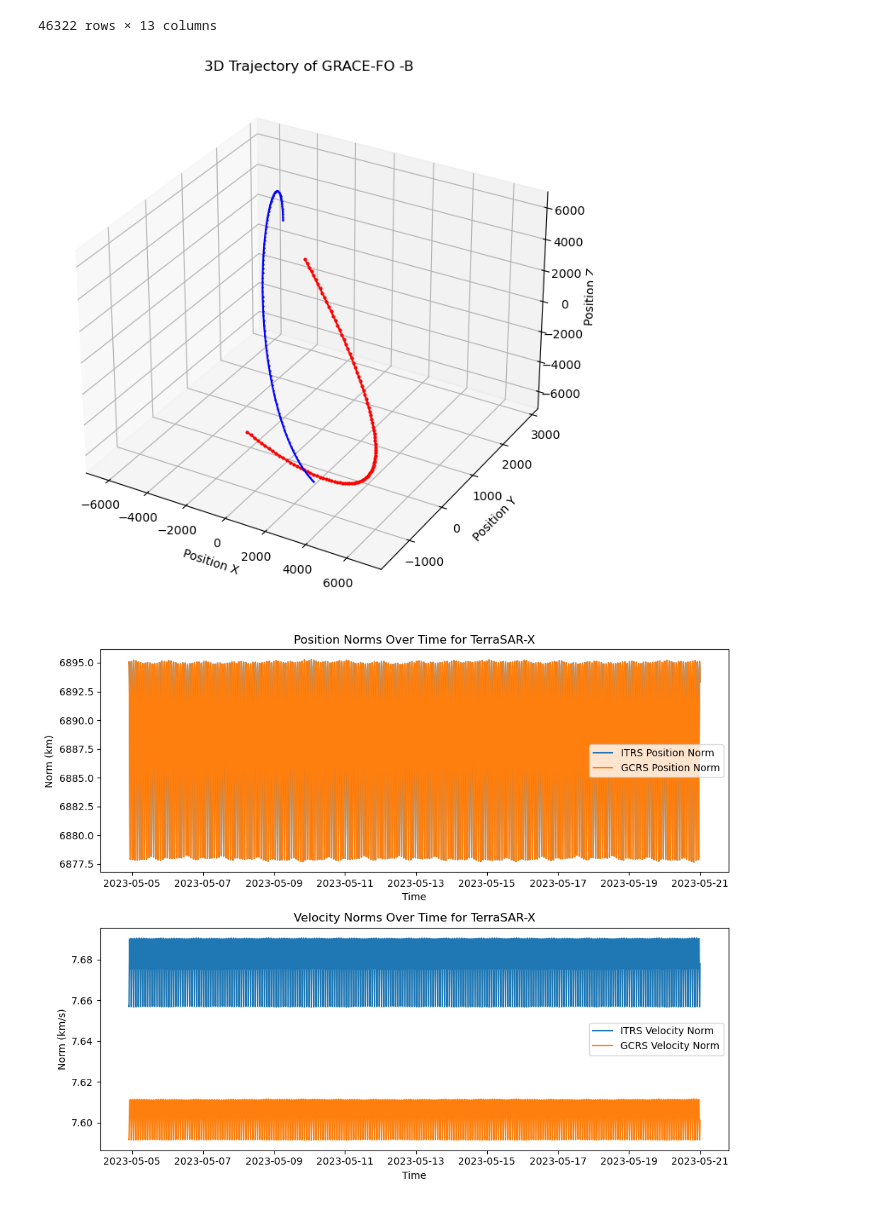
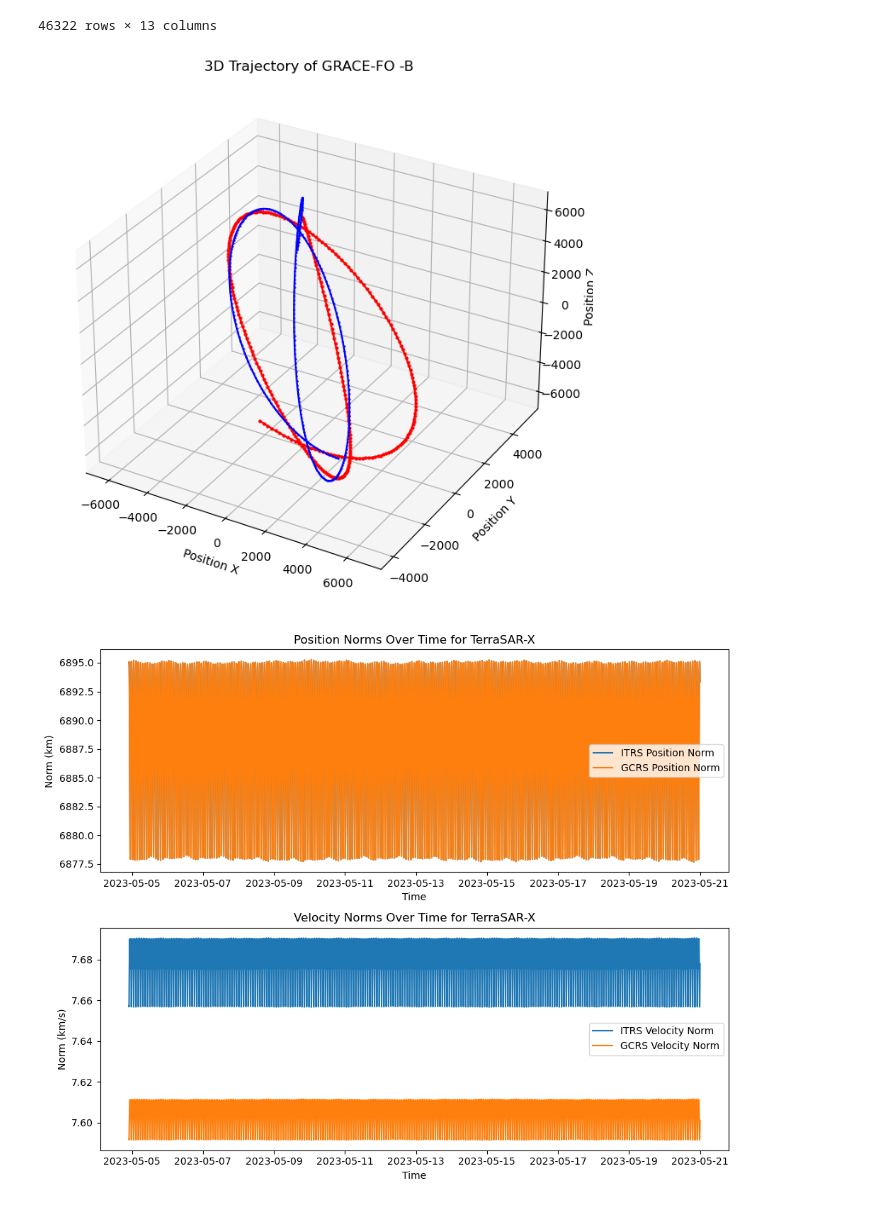
Before and after one commit to CharlesPlusC/ERP_tools, a Jupyter notebook: notebooks/SP3_load.ipynb, the cells around one changed output. Saved outputs shown, nothing was run; the diff lists cells and outputs as text; code cells hidden in the pictures.

```diff
--- a/notebooks/SP3_load.ipynb
+++ b/notebooks/SP3_load.ipynb
@@ -396,35 +420,35 @@ df
 # %%
 import matplotlib.pyplot as plt
 from mpl_toolkits.mplot3d import Axes3D
 
 # Assuming 'concatenated_dfs' contains the concatenated DataFrame for 'GRACE-FO -B'
 grace_fo_b_df = concatenated_dfs['GRACE-FO-B']
 
 # Extracting the X, Y, Z coordinates
-x = grace_fo_b_df['pos_x_eci'].iloc[:100]
-y = grace_fo_b_df['pos_y_eci'].iloc[:100]
-z = grace_fo_b_df['pos_z_eci'].iloc[:100]
+x = grace_fo_b_df['pos_x_eci'].iloc[:300]
+y = grace_fo_b_df['pos_y_eci'].iloc[:300]
+z = grace_fo_b_df['pos_z_eci'].iloc[:300]
 
-x2 = grace_fo_b_df['Position_X'].iloc[:100]
-y2 = grace_fo_b_df['Position_Y'].iloc[:100]
-z2 = grace_fo_b_df['Position_Z'].iloc[:100]
+x2 = grace_fo_b_df['Position_X'].iloc[:300]
+y2 = grace_fo_b_df['Position_Y'].iloc[:300]
+z2 = grace_fo_b_df['Position_Z'].iloc[:300]
 
 # Creating a 3D plot
 fig = plt.figure(figsize=(10, 8))
 ax = fig.add_subplot(111, projection='3d')
 
 # Plotting the X, Y, Z coordinates
 ax.plot(x, y, z, marker='o', linestyle='-', markersize=2, color='red')
 ax.plot(x2, y2, z2, marker='+', linestyle='-', markersize=2, color='blue')
 
 ax.set_xlabel('Position X')
 ax.set_ylabel('Position Y')
 ax.set_zlabel('Position Z')
 ax.set_title('3D Trajectory of GRACE-FO -B')
 
 plt.show()
 # %% [output]
-[figure, old version]
+[figure, new version]
 # %%
 def plot_norms(df, satellite_name):
     # Calculate the norms for ITRS and GCRS (ECI) positions and velocities
```
Also changed, not shown: parts of 7 cells of this notebook, 18 other files.
